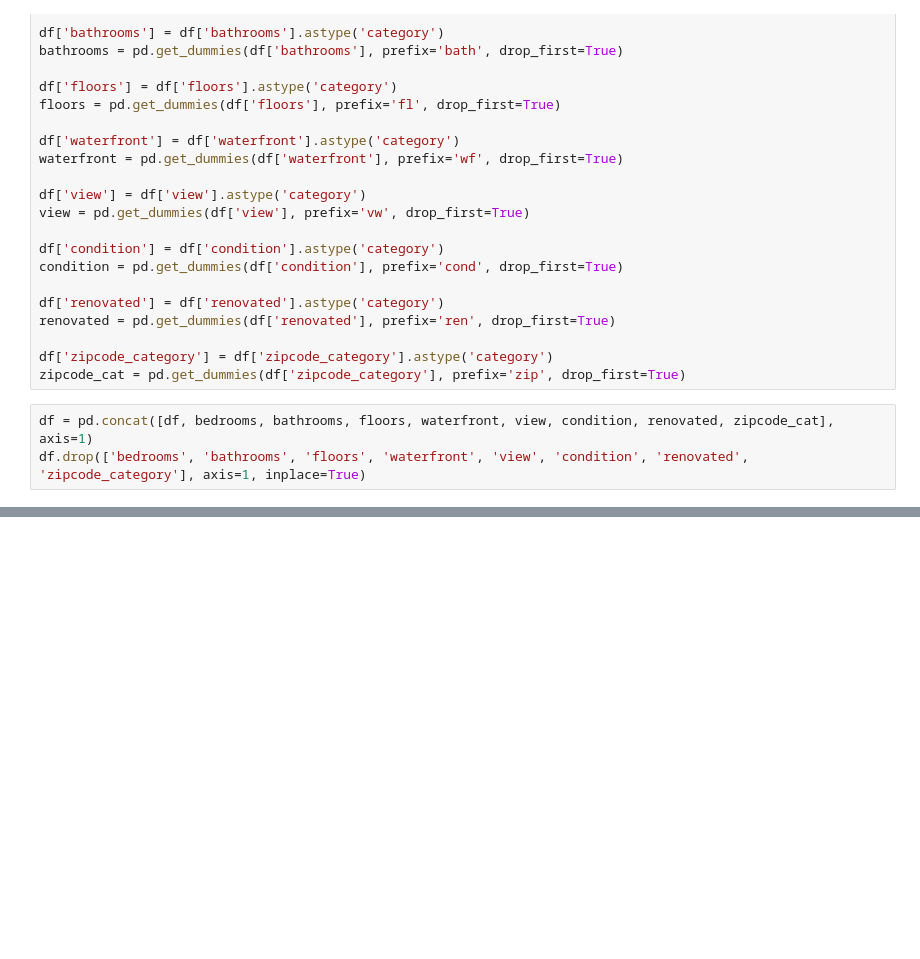
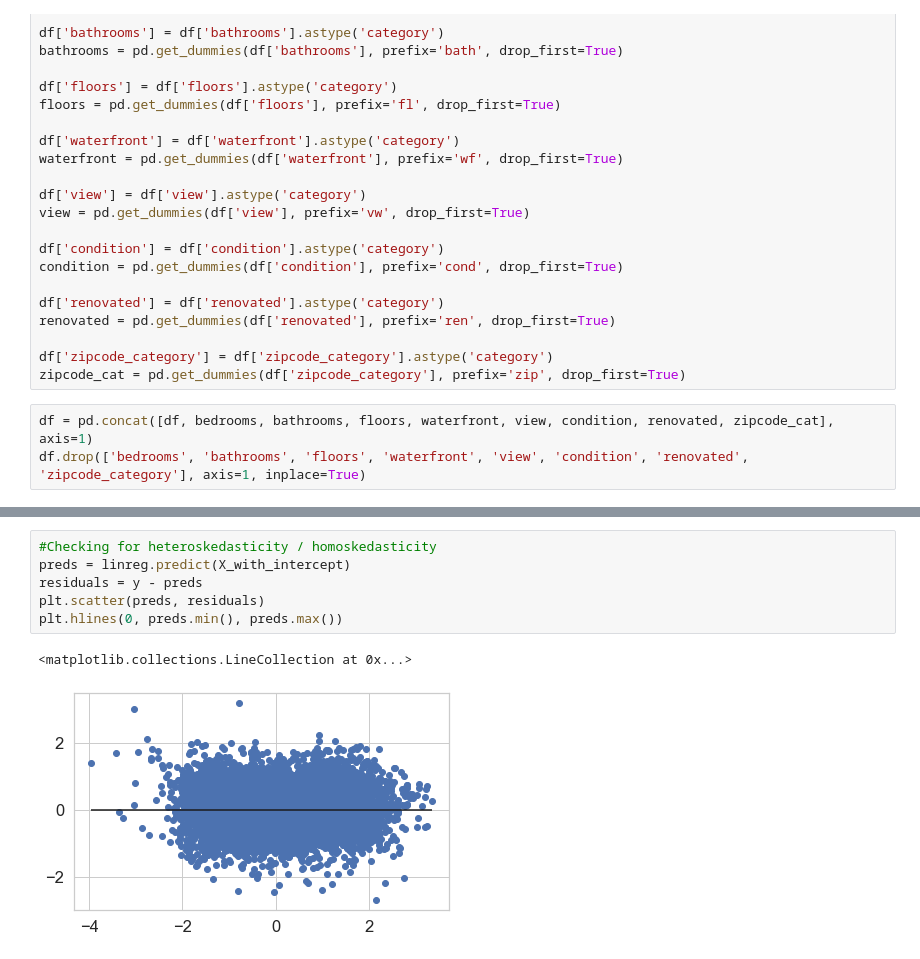
Before and after one commit to JonahFlateman/King-County-Sale-Prices, a Jupyter notebook: student.ipynb, the cells around one changed output, grey strips where cells are left out. Cells and saved outputs as stored; diff of their text form; blank space fills up the shorter version.

```diff
--- a/student.ipynb
+++ b/student.ipynb
@@ -452,0 +660,9 @@ df.head(50)
+# %%
+#Checking for heteroskedasticity / homoskedasticity
+preds = linreg.predict(X_with_intercept)
+residuals = y - preds
+plt.scatter(preds, residuals)
+plt.hlines(0, preds.min(), preds.max())
+# %% [output]
+<matplotlib.collections.LineCollection at 0x...>
+[figure, added]
```
Also changed, not shown: parts of 15 cells of this notebook.
